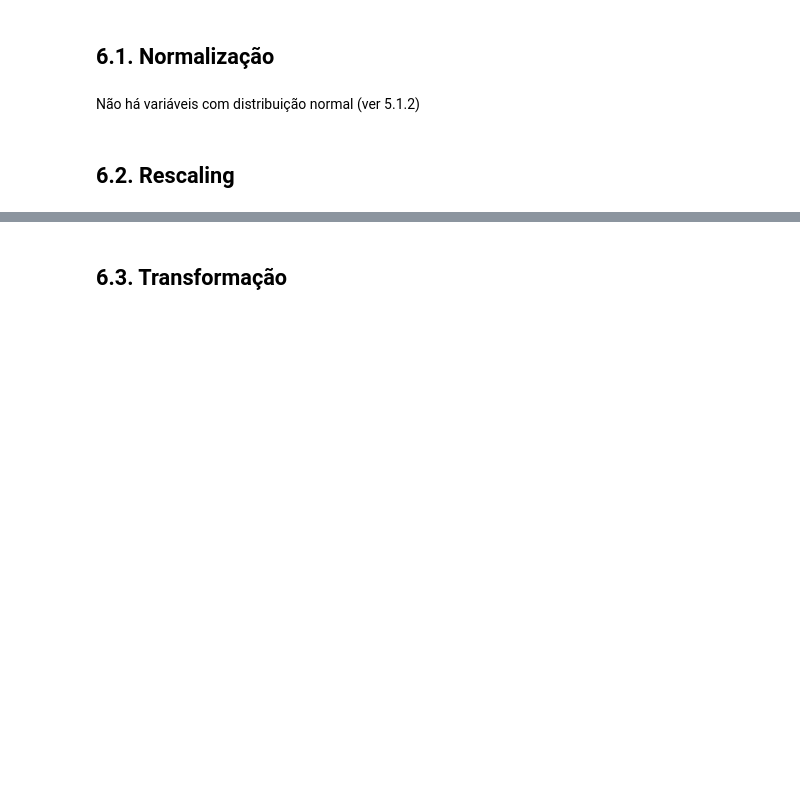
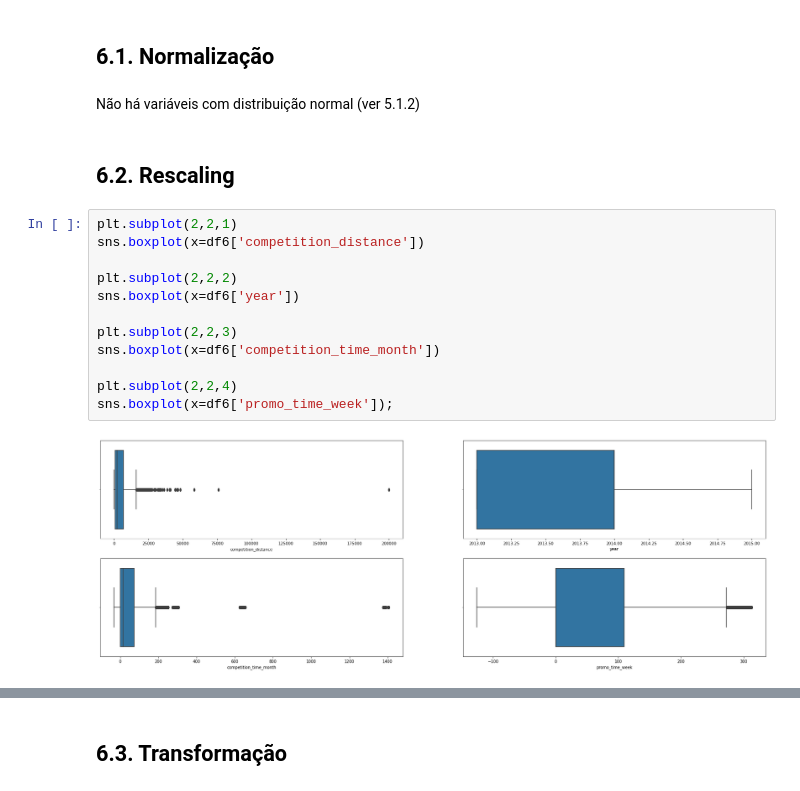
Before and after one commit to rvieira94/cds_03_ds_em_producao, a Jupyter notebook: ds_producao.ipynb, the cells around one changed output, grey strips where cells are left out. Drawn from its saved outputs; the diff is of its cells as text; blank space fills up the shorter version.

```diff
--- a/ds_producao.ipynb
+++ b/ds_producao.ipynb
@@ -819,3 +821,17 @@ df6 = df5.copy()
 Não há variáveis com distribuição normal (ver 5.1.2)
 # %% [markdown]
 ## 6.2. Rescaling
+# %%
+plt.subplot(2,2,1)
+sns.boxplot(x=df6['competition_distance'])
+
+plt.subplot(2,2,2)
+sns.boxplot(x=df6['year'])
+
+plt.subplot(2,2,3)
+sns.boxplot(x=df6['competition_time_month'])
+
+plt.subplot(2,2,4)
+sns.boxplot(x=df6['promo_time_week']);
+# %% [output]
+[figure, added]
```
Also changed, not shown: parts of 5 cells of this notebook.
